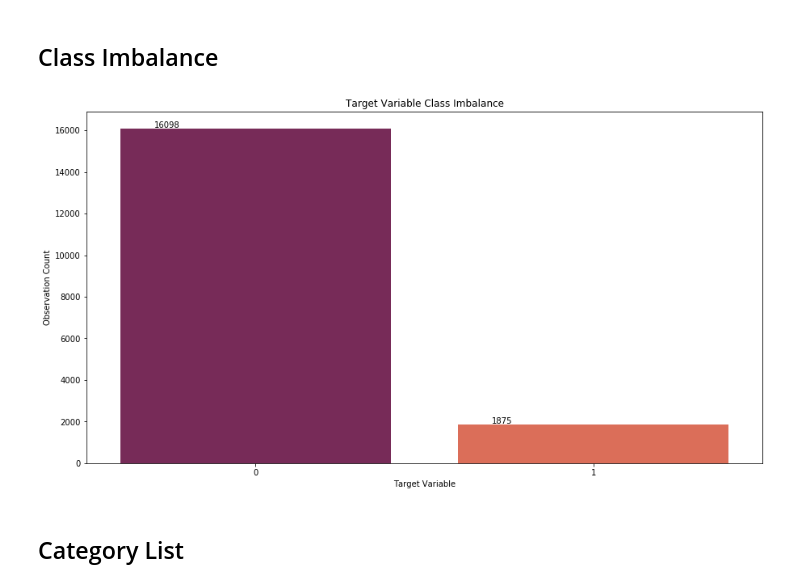
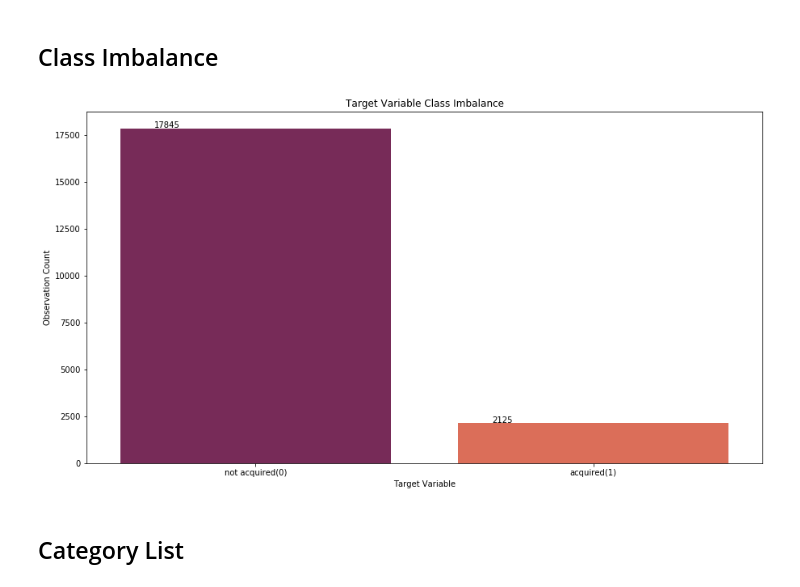
Before and after one commit to brenfrrs/startup_classification, a Jupyter notebook: archive/master_eda_notebook.ipynb, the cells around one changed output. Saved outputs shown, nothing was run; the diff lists cells and outputs as text; code cells hidden in the pictures.

```diff
--- a/archive/master_eda_notebook.ipynb
+++ b/archive/master_eda_notebook.ipynb
@@ -11,7 +11,7 @@ import calendar
 
 pd.options.display.max_columns = 50
 # %%
-data = pd.read_csv('../data/training_startup_data.csv', index_col=[0])
+data = pd.read_csv('../data/final_startup_data.csv', index_col=[0])
 # %% [markdown]
 # Visualizations
 # %% [markdown]
@@ -19,13 +19,13 @@ data = pd.read_csv('../data/training_startup_data.csv', index_col=[0])
 # %%
 fig, ax = plt.subplots(figsize = (15,8))
 ax = sns.countplot('target', data=data, palette='rocket')
 sns.color_palette("rocket")
-ax.set(xlabel='Target Variable', ylabel='Observation Count', title='Target Variable Class Imbalance')
+ax.set(xlabel='Target Variable', ylabel='Observation Count', title='Target Variable Class Imbalance', xticklabels=['not acquired(0)','acquired(1)'])
 
 for p in ax.patches:
         ax.annotate('{}'.format(p.get_height()), (p.get_x()+0.1, p.get_height()+50))
 # %% [output]
-[figure, old version]
+[figure, new version]
 # %% [markdown]
 ## Category List
 # %%
```
Also changed, not shown: parts of 5 cells of this notebook.
